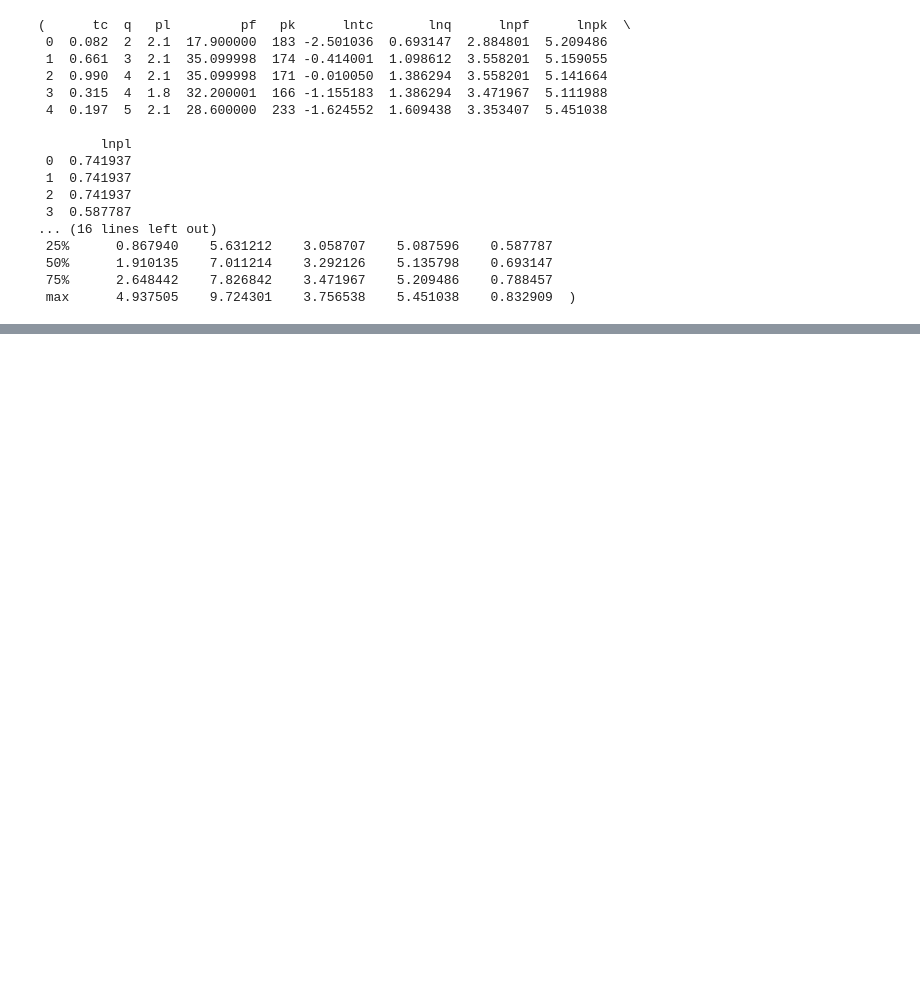
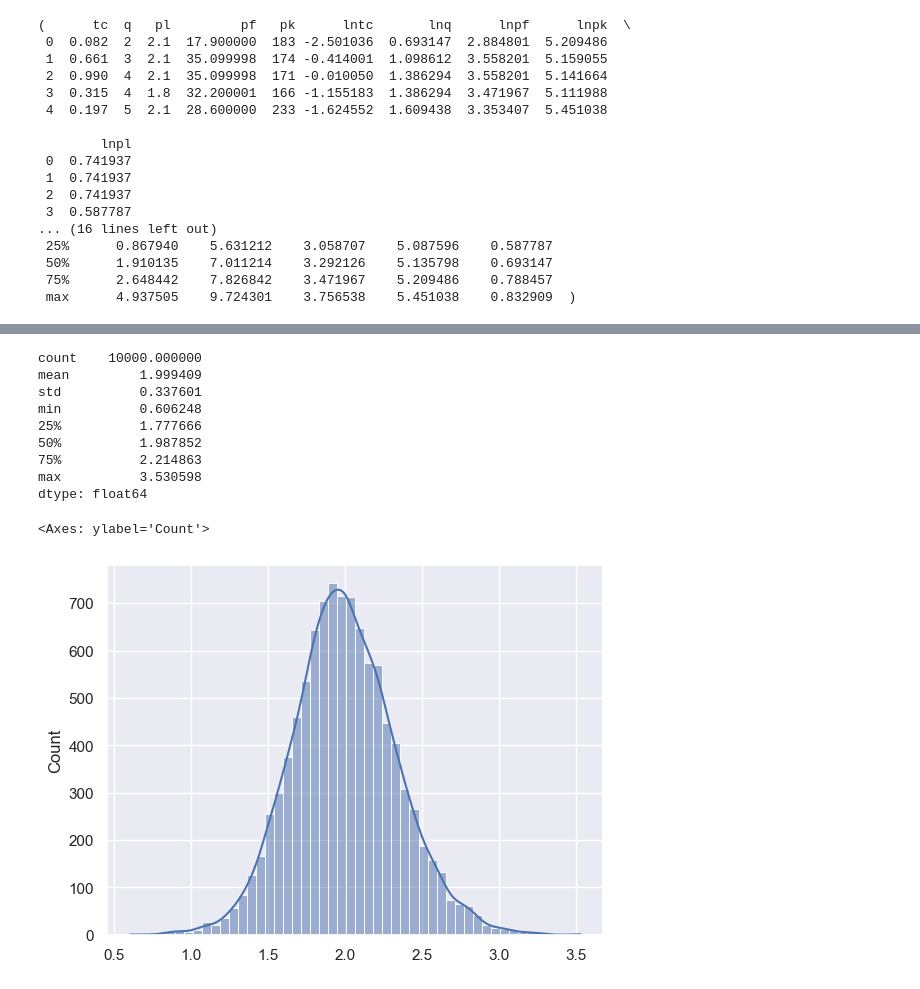
Before and after one commit to watalo/eco-stats, a Jupyter notebook: Econometrics_cq/1_Code/Chapter_06.ipynb, the cells around one changed output, grey strips where cells are left out. Saved outputs shown, nothing was run; the diff lists cells and outputs as text; code cells hidden in the pictures; blank space fills up the shorter version.

```diff
--- a/Econometrics_cq/1_Code/Chapter_06.ipynb
+++ b/Econometrics_cq/1_Code/Chapter_06.ipynb
@@ -119,0 +262,17 @@ Notes:
+# %%
+# 样本容量为100，重复试验10000次
+beta2 = monte_carlo_test(100, 10000)
+print(beta2.describe())
+sns.histplot(beta2, bins=50, kde=True)
+# %% [output]
+count    10000.000000
+mean         1.999409
+std          0.337601
+min          0.606248
+25%          1.777666
+50%          1.987852
+75%          2.214863
+max          3.530598
+dtype: float64
+<Axes: ylabel='Count'>
+[figure, added]
```
Also changed, not shown: parts of 12 cells of this notebook.
